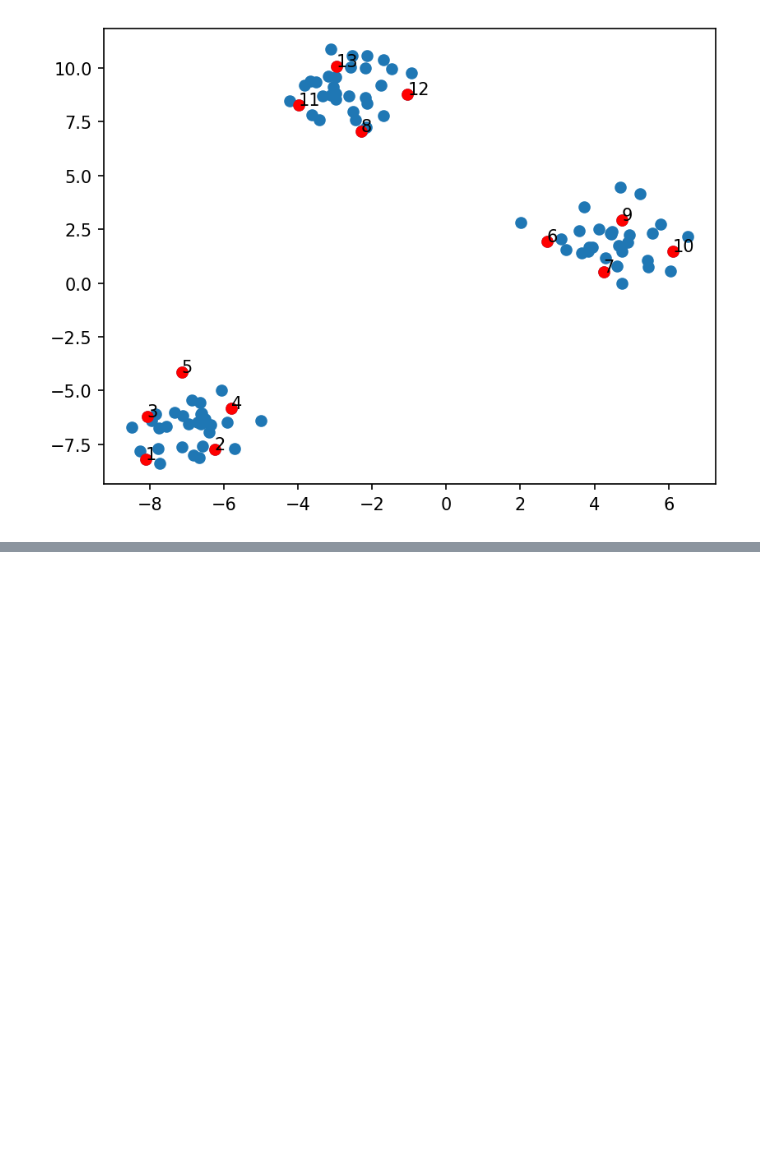
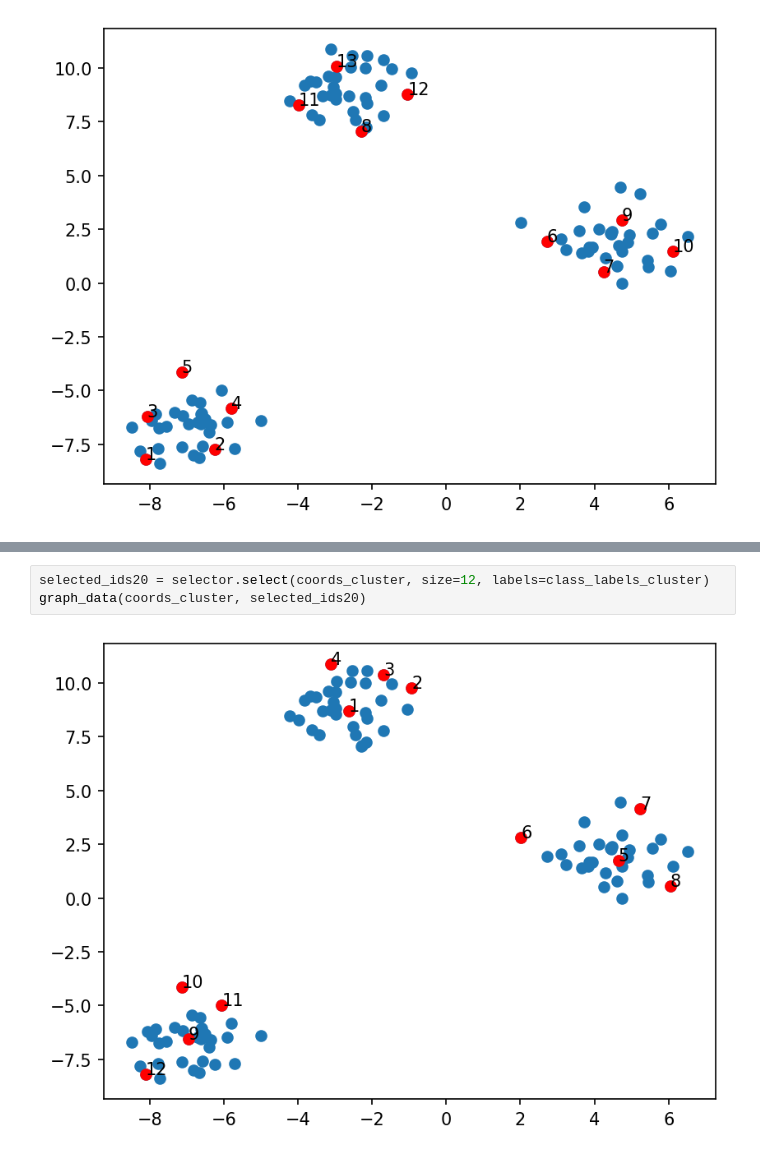
Before and after one commit to theochem/Selector, a Jupyter notebook: doc/notebooks/diversity_subsect_selection_synthetic_data.ipynb, the cells around one changed output, grey strips where cells are left out. Drawn from its saved outputs; the diff is of its cells as text; blank space fills up the shorter version.

```diff
--- a/doc/notebooks/diversity_subsect_selection_synthetic_data.ipynb
+++ b/doc/notebooks/diversity_subsect_selection_synthetic_data.ipynb
@@ -204,0 +214,5 @@ graph_data(coords_cluster, selected_ids18)
+# %%
+selected_ids20 = selector.select(coords_cluster, size=12, labels=class_labels_cluster)
+graph_data(coords_cluster, selected_ids20)
+# %% [output]
+[figure, added]
```
Also changed, not shown: parts of 2 cells of this notebook, 1 other file.
